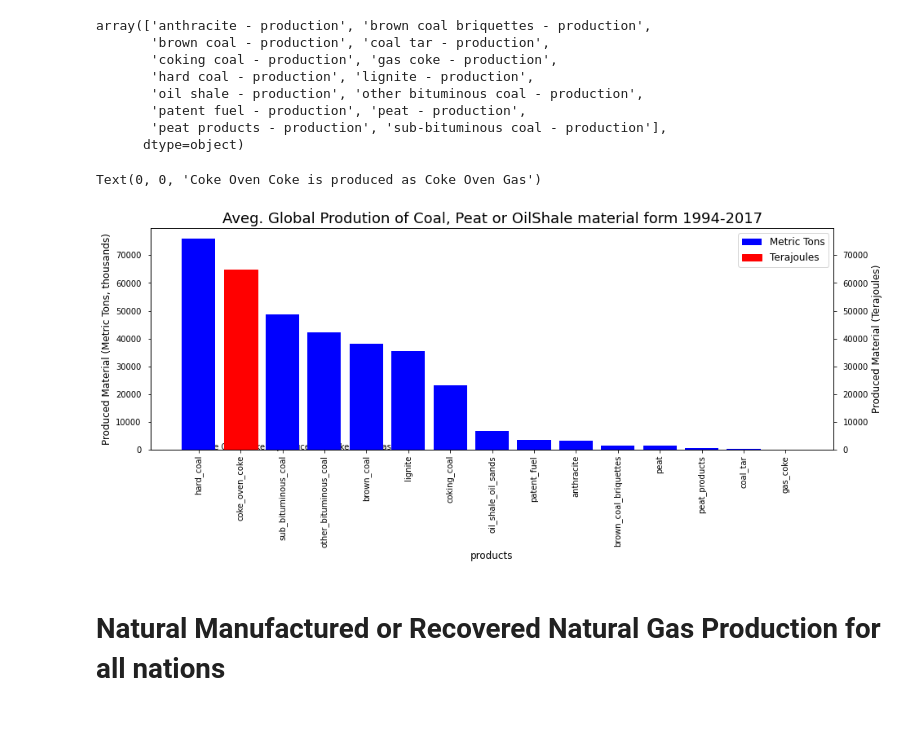
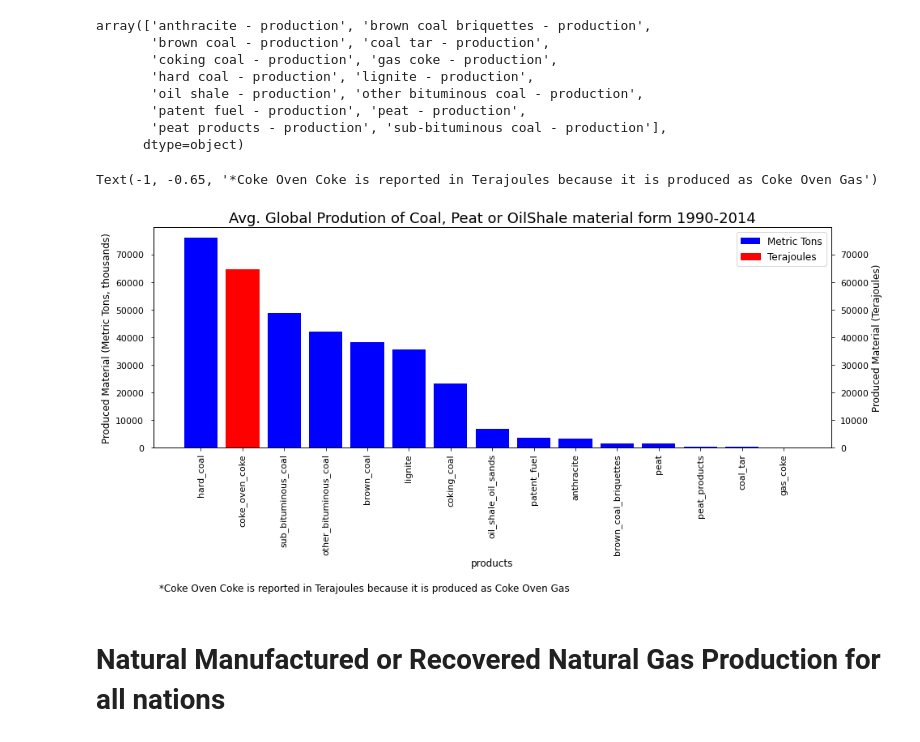
Before and after one commit to philipayazi/International-Energy-Statistics, a Jupyter notebook: International_Energy_Statistics.ipynb, the cells around one changed output. Drawn from its saved outputs; the diff is of its cells as text; code cells hidden in the pictures.

Commit message:
adding annotations to graph

```diff
--- a/International_Energy_Statistics.ipynb
+++ b/International_Energy_Statistics.ipynb
@@ -379,31 +387,34 @@ cpo_production = cpo_production.sort_values(by=['quantity'], ascending=False)
 # %%
 products = cpo_production['product']
 quantity = cpo_production['quantity']
 
 fig, ax1 = plt.subplots(figsize=(15,5))
 
 ax1.bar(products, quantity)
-ax1.tick_params('x', labelrotation=90)
-ax1.tick_params('y', pad=8)
+ax1.tick_params('x', labelrotation=90, labelsize=11)
+ax1.tick_params('y', pad=8, labelsize=11)
 ax1.set_xlabel('products', fontsize=12)
 ax1.set_ylabel('Produced Material (Metric Tons, thousands)', fontsize=12)
-ax1.set_title('Aveg. Global Prodution of Coal, Peat or OilShale material form 1994-2017', fontsize=18)
+ax1.set_title('Avg. Global Prodution of Coal, Peat or OilShale material form 1990-2014', fontsize=18)
 
 
 ax2=ax1.twinx() #instantiate a second axes that shares the same x-axis
 ax2.bar(products, quantity)
 ax2.set_ylabel('Produced Material (Terajoules)', fontsize=12)
-ax2.tick_params('y', pad=8)
+ax2.tick_params('y', pad=8, labelsize=11)
 
 barlist=plt.bar(products, quantity, color='blue')
 barlist[1].set_color('red')
 
 ax1.legend(handles=[barlist, barlist[1]], labels=['Metric Tons', 'Terajoules'], fontsize=12)
 
-ax1.annotate('Coke Oven Coke is produced as Coke Oven Gas', xy=(0, 0))
+# ax1.annotate('Coke Oven Coke is \n produced as \n Coke Oven Gas', xy=(13, 55000), annotaiton_clip=False)
+
+trans = ax1.get_xaxis_transform()
+ax1.annotate('*Coke Oven Coke is reported in Terajoules because it is produced as Coke Oven Gas', xy=(-1, -0.65), xycoords=trans, fontsize=12)
 # %% [output]
-Text(0, 0, 'Coke Oven Coke is produced as Coke Oven Gas')
+Text(-1, -0.65, '*Coke Oven Coke is reported in Terajoules because it is produced as Coke Oven Gas')
-[figure, old version]
+[figure, new version]
 # %% [markdown]
 # Natural Manufactured or Recovered Natural Gas Production for all nations
 # %%
```
Also changed, not shown: parts of 2 cells of this notebook.
